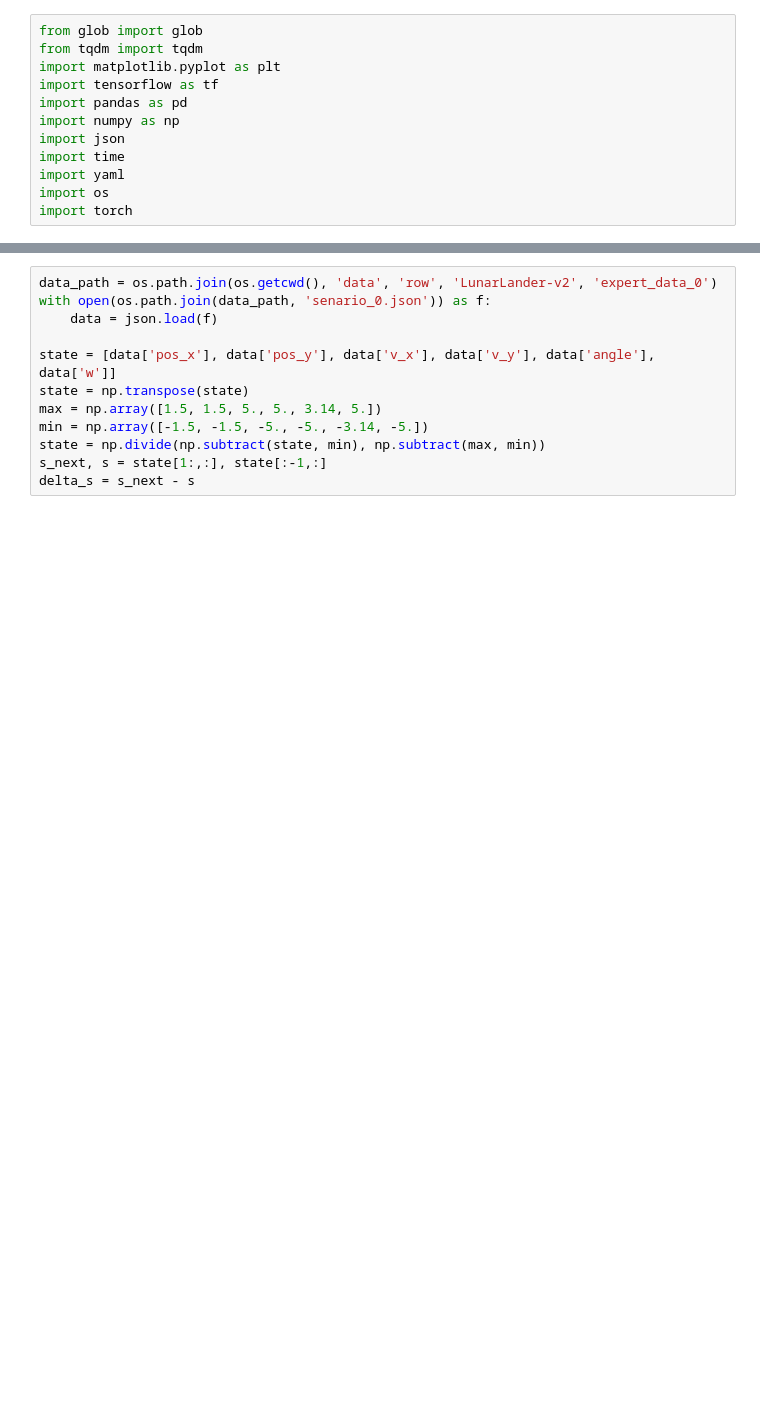
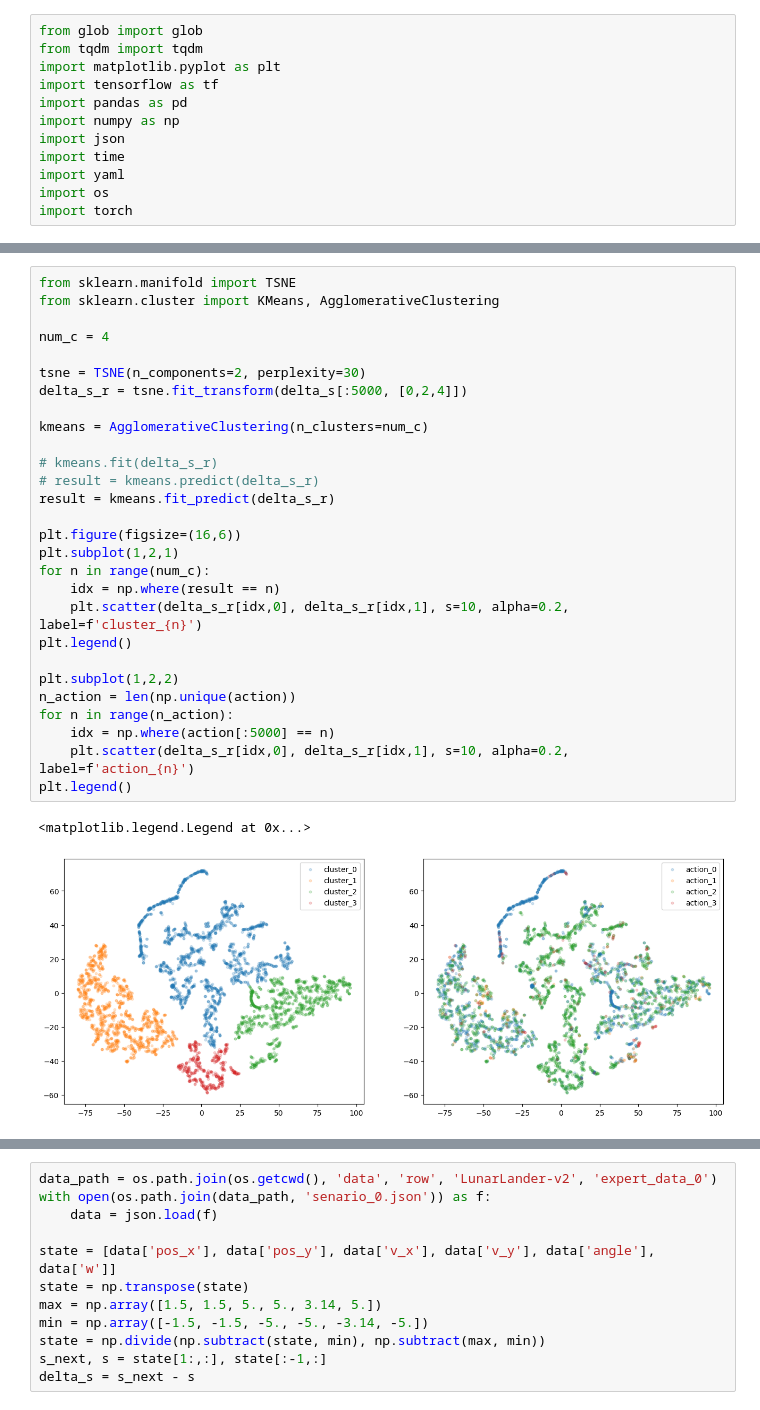
Before and after one commit to park4134/tvc-ilpo, a Jupyter notebook: Analysis.ipynb, the cells around one changed output, grey strips where cells are left out. Drawn from its saved outputs; the diff is of its cells as text; blank space fills up the shorter version.

```diff
--- a/Analysis.ipynb
+++ b/Analysis.ipynb
@@ -29,0 +92,31 @@ device_lib.list_local_devices()
+# %%
+from sklearn.manifold import TSNE
+from sklearn.cluster import KMeans, AgglomerativeClustering
+
+num_c = 4
+
+tsne = TSNE(n_components=2, perplexity=30)
+delta_s_r = tsne.fit_transform(delta_s[:5000, [0,2,4]])
+
+kmeans = AgglomerativeClustering(n_clusters=num_c)
+
+# kmeans.fit(delta_s_r)
+# result = kmeans.predict(delta_s_r)
+result = kmeans.fit_predict(delta_s_r)
+
+plt.figure(figsize=(16,6))
+plt.subplot(1,2,1)
+for n in range(num_c):
+    idx = np.where(result == n)
+    plt.scatter(delta_s_r[idx,0], delta_s_r[idx,1], s=10, alpha=0.2, label=f'cluster_{n}')
+plt.legend()
+
+plt.subplot(1,2,2)
+n_action = len(np.unique(action))
+for n in range(n_action):
+    idx = np.where(action[:5000] == n)
+    plt.scatter(delta_s_r[idx,0], delta_s_r[idx,1], s=10, alpha=0.2, label=f'action_{n}')
+plt.legend()
+# %% [output]
+<matplotlib.legend.Legend at 0x...>
+[figure, added]
```
Also changed, not shown: parts of 28 cells of this notebook, 21 other files.
